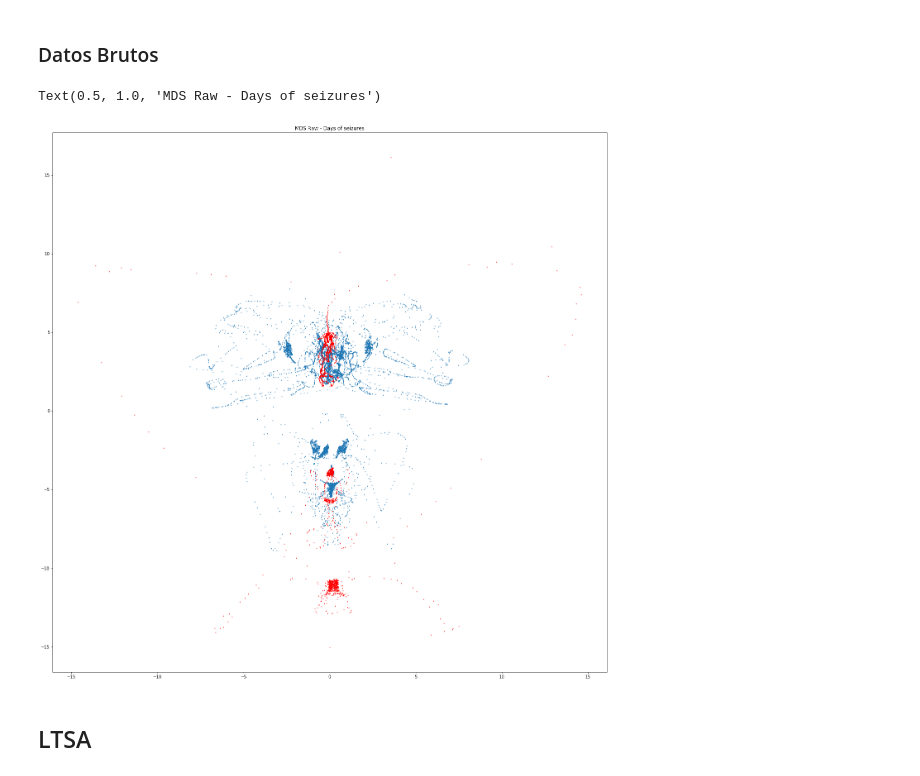
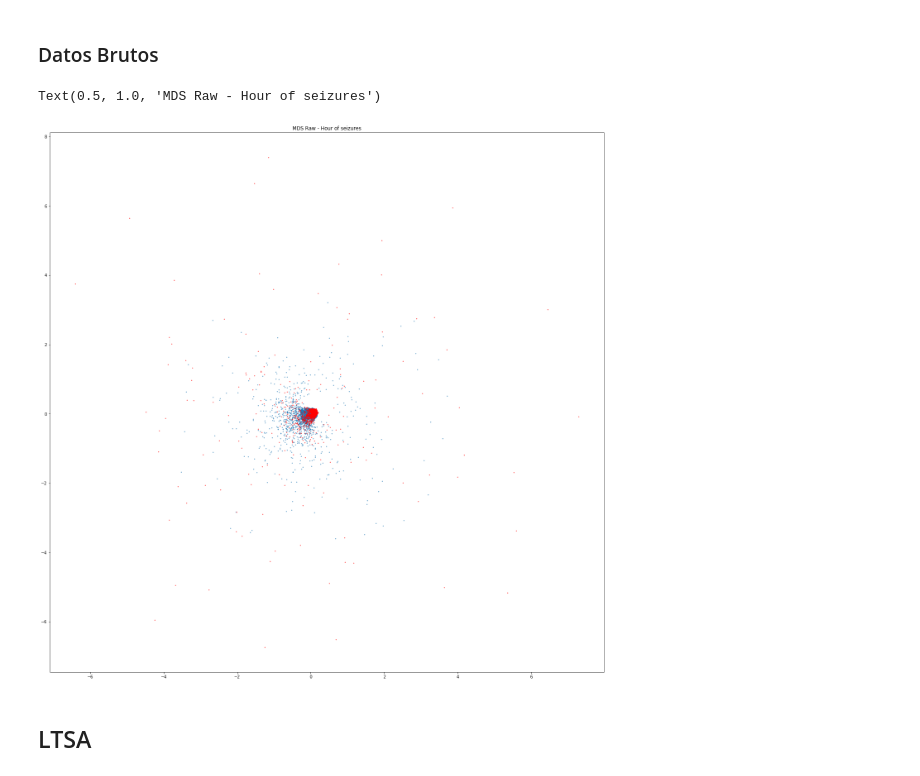
Before and after one commit to jlgarridol/TFG-SmartBeds, a Jupyter notebook: src/Técnicas de reducción de dimensionalidad.ipynb, the cells around one changed output. Drawn from its saved outputs; the diff is of its cells as text; code cells hidden in the pictures.

```diff
--- a/src/Técnicas de reducción de dimensionalidad.ipynb
+++ b/src/Técnicas de reducción de dimensionalidad.ipynb
@@ -33,0 +19,37 @@ dataE_notSeizure = dataE.loc[dataE['target']==False]z
+# %%
+datos, datos_seizure, datos_notSeizure = [None, None, None]
+modo = True
+save = ""
+def carga(modo):
+    print("--------------------Nueva Carga-------------------------")
+    global datos, datos_seizure, datos_notSeizure
+    if modo:
+        file = 'data/datos.pdd'
+    else:
+        file = 'data/datosE.pdd'
+    with open(file,'rb') as f:
+        datos = pk.load(f)
+
+    if not modo: #Se eliminan los datos "normales" (P1---PX)
+        valores = ['DateTime']
+        valores += [col for col in datos.columns if 'mean' in col or 'std' in col or 'range' in col]
+        valores.append('target')
+        datos = datos[valores]
+
+    datos_seizure = datos.loc[datos['target']==True]
+    datos_notSeizure = datos.loc[datos['target']==False]
+
+    gc.collect()
+    print(datos.head())
+
+def carga_pre(b):
+    global modo, save
+    modo = True
+    save = ""
+    carga(modo)
+
+def carga_est(b):
+    global modo, save
+    modo = False
+    save = '-est'
+    carga(modo)
@@ -193,25 +262,25 @@ with open('data/MDS-raw-100.npy','wb') as f:
     pk.dump(mdsB,f)
 # %%
 plt.figure(figsize=(24,24))
-mdsSample = mdsB
+mdsSample = mdsMean_Std
 
 target = datosPartHour['target'].values
 notTarget = np.logical_not(target)
 
 serie = pd.DataFrame(mdsSample)
 
 X = pd.Series(serie[0]).loc[notTarget]
 Y = pd.Series(serie[1]).loc[notTarget]
 
 X_t = pd.Series(serie[0]).loc[target]
 Y_t = pd.Series(serie[1]).loc[target]
 
 plt.scatter(X,Y,s=1)
 plt.scatter(X_t,Y_t,s=1,c='r')
 plt.title('MDS Raw - Hour of seizures')
 # %% [output]
-Text(0.5, 1.0, 'MDS Raw - Days of seizures')
+Text(0.5, 1.0, 'MDS Raw - Hour of seizures')
-[figure, old version]
+[figure, new version]
 # %% [markdown]
 ## LTSA
 # %%
```
Also changed, not shown: parts of 21 cells of this notebook, 8 other files.
